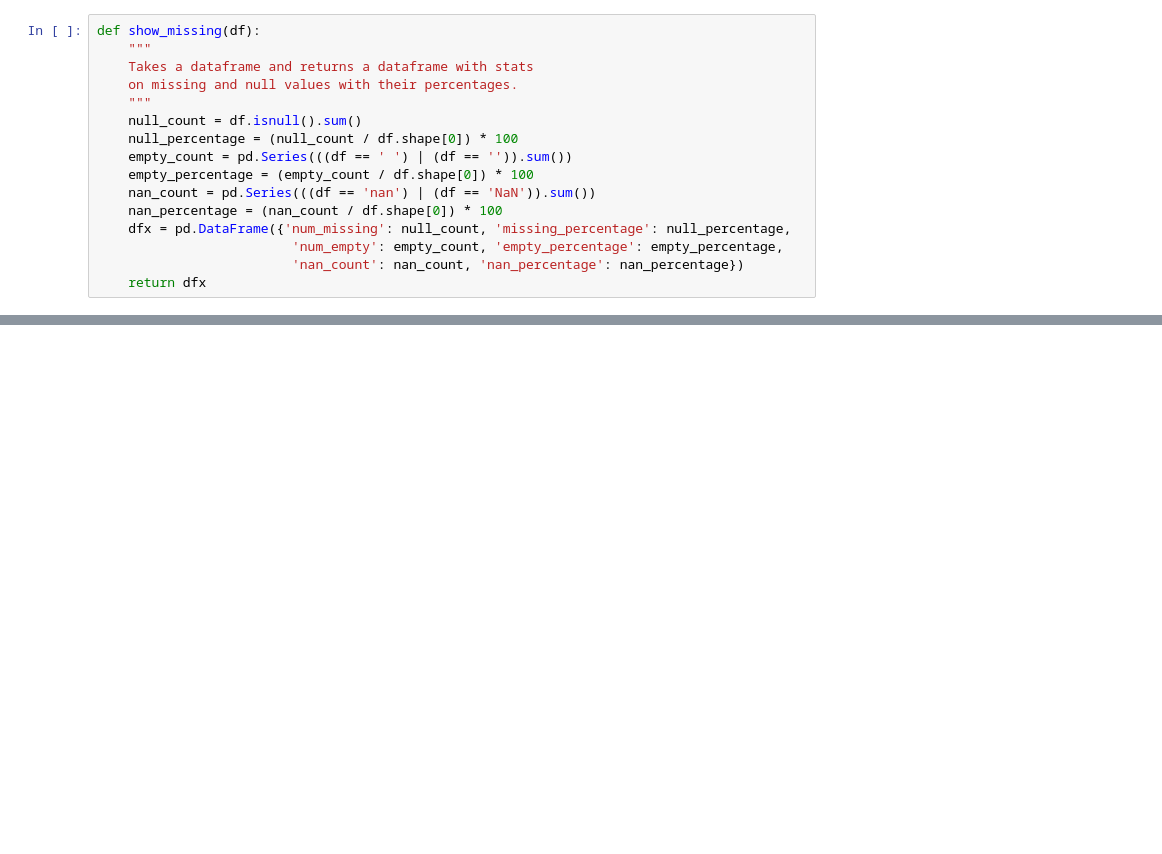
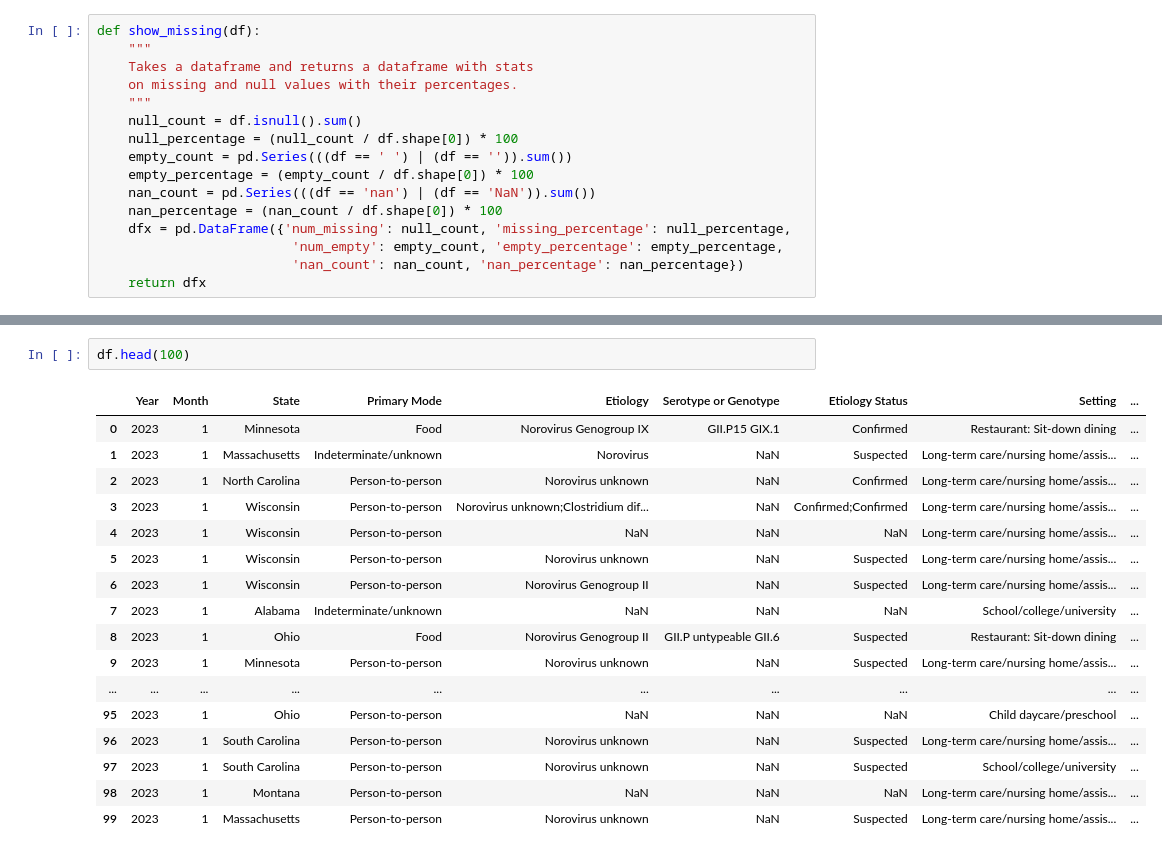
Before and after one commit to ecdedios/cdc-outbreaks, a Jupyter notebook: notebooks/00_initial_run.ipynb, the cells around one changed output, grey strips where cells are left out. Drawn from its saved outputs; the diff is of its cells as text; blank space fills up the shorter version.

```diff
--- a/notebooks/00_initial_run.ipynb
+++ b/notebooks/00_initial_run.ipynb
@@ -43,0 +136,20 @@ df.describe()
+# %%
+df.head(100)
+# %% [output]
+|  | Year | Month | State | Primary Mode | Etiology | Serotype or Genotype | Etiology Status | Setting | ... |
+| 0 | 2023 | 1 | Minnesota | Food | Norovirus Genogroup IX | GII.P15 GIX.1 | Confirmed | Restaurant: Sit-down dining | ... |
+| 1 | 2023 | 1 | Massachusetts | Indeterminate/unknown | Norovirus | NaN | Suspected | Long-term care/nursing home/assis... | ... |
+| 2 | 2023 | 1 | North Carolina | Person-to-person | Norovirus unknown | NaN | Confirmed | Long-term care/nursing home/assis... | ... |
+| 3 | 2023 | 1 | Wisconsin | Person-to-person | Norovirus unknown;Clostridium dif... | NaN | Confirmed;Confirmed | Long-term care/nursing home/assis... | ... |
+| 4 | 2023 | 1 | Wisconsin | Person-to-person | NaN | NaN | NaN | Long-term care/nursing home/assis... | ... |
+| 5 | 2023 | 1 | Wisconsin | Person-to-person | Norovirus unknown | NaN | Suspected | Long-term care/nursing home/assis... | ... |
+| 6 | 2023 | 1 | Wisconsin | Person-to-person | Norovirus Genogroup II | NaN | Suspected | Long-term care/nursing home/assis... | ... |
+| 7 | 2023 | 1 | Alabama | Indeterminate/unknown | NaN | NaN | NaN | School/college/university | ... |
+| 8 | 2023 | 1 | Ohio | Food | Norovirus Genogroup II | GII.P untypeable GII.6 | Suspected | Restaurant: Sit-down dining | ... |
+| 9 | 2023 | 1 | Minnesota | Person-to-person | Norovirus unknown | NaN | Suspected | Long-term care/nursing home/assis... | ... |
+| ... | ... | ... | ... | ... | ... | ... | ... | ... | ... |
+| 95 | 2023 | 1 | Ohio | Person-to-person | NaN | NaN | NaN | Child daycare/preschool | ... |
+| 96 | 2023 | 1 | South Carolina | Person-to-person | Norovirus unknown | NaN | Suspected | Long-term care/nursing home/assis... | ... |
+| 97 | 2023 | 1 | South Carolina | Person-to-person | Norovirus unknown | NaN | Suspected | School/college/university | ... |
+| 98 | 2023 | 1 | Montana | Person-to-person | NaN | NaN | NaN | Long-term care/nursing home/assis... | ... |
+| 99 | 2023 | 1 | Massachusetts | Person-to-person | Norovirus unknown | NaN | Suspected | Long-term care/nursing home/assis... | ... |
```
Also changed, not shown: parts of 39 cells of this notebook.
